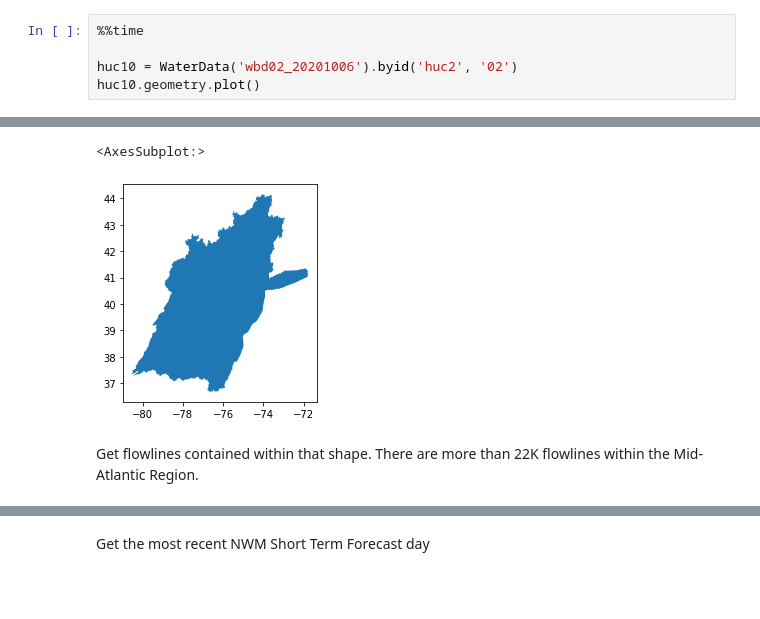
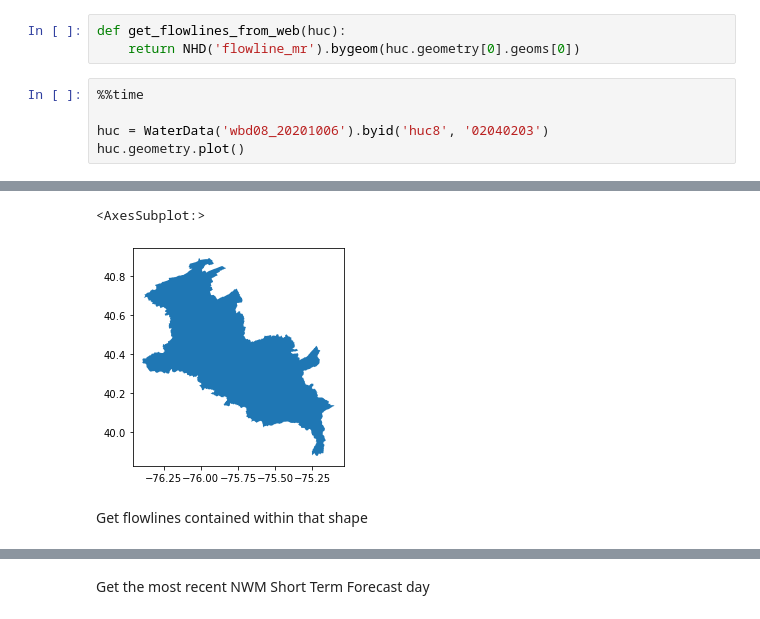
Before and after one commit to azavea/noaa-hydro-data, a Jupyter notebook: src/notebooks/nwm_predictions_by_huc.ipynb, the cells around one changed output, grey strips where cells are left out. Saved outputs shown, nothing was run; the diff lists cells and outputs as text; blank space fills up the shorter version.

Commit message:
fixup! Query NWM Streamflow Predictions by HUC shape

```diff
--- a/src/notebooks/nwm_predictions_by_huc.ipynb
+++ b/src/notebooks/nwm_predictions_by_huc.ipynb
@@ -14,6 +39,9 @@ Get the shape for the Mid-Atlantic Region HUC-2
+# %%
+def get_flowlines_from_web(huc):
+    return NHD('flowline_mr').bygeom(huc.geometry[0].geoms[0])
 # %%
 %%time
 
-huc10 = WaterData('wbd02_20201006').byid('huc2', '02')
-huc10.geometry.plot()
+huc = WaterData('wbd08_20201006').byid('huc8', '02040203')
+huc.geometry.plot()
 # %% [output]
@@ -22,7 +50,7 @@ Wall time: 934 ms
 <AxesSubplot:>
-[figure, old version]
+[figure, new version]
 # %% [markdown]
-Get flowlines contained within that shape. There are more than 22K flowlines within the Mid-Atlantic Region.
+Get flowlines contained within that shape
 # %%
 %%time
 
```
Also changed, not shown: parts of 15 cells of this notebook.
